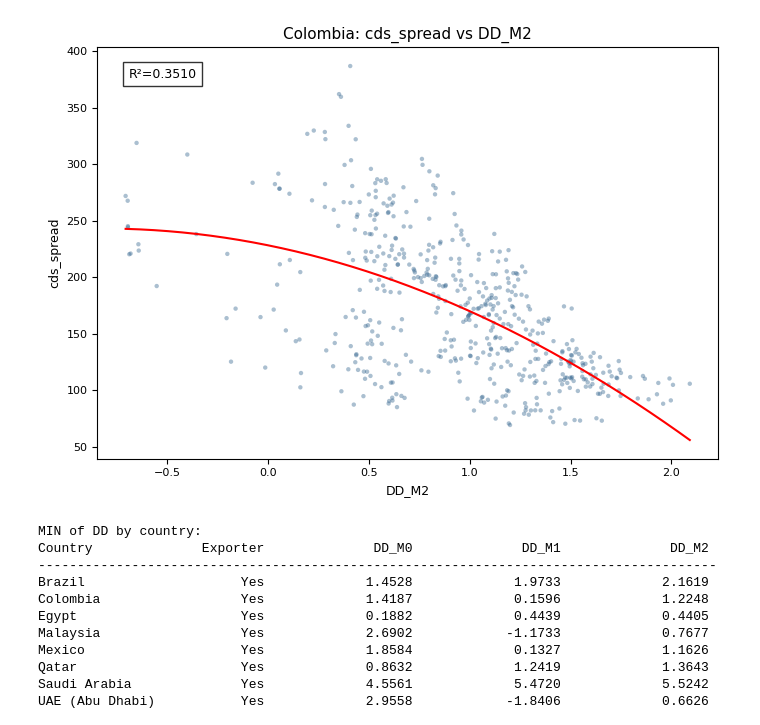
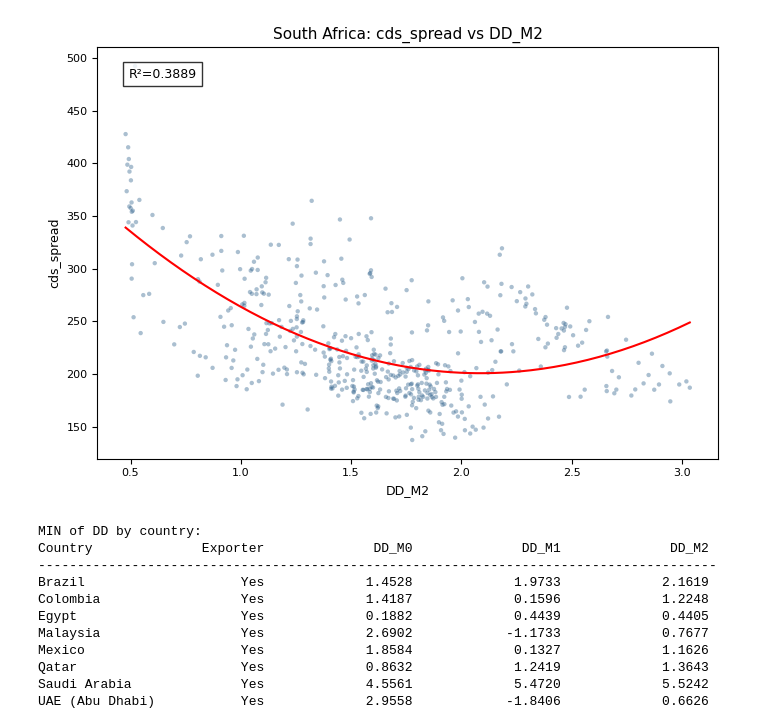
Before and after one commit to juanfp02/commodities_and_sovereigns, a Jupyter notebook: Chapter_03/CCA_results.ipynb, the cells around one changed output. Cells and saved outputs as stored; diff of their text form; code cells hidden in the pictures.

```diff
--- a/Chapter_03/CCA_results.ipynb
+++ b/Chapter_03/CCA_results.ipynb
@@ -372,9 +369,9 @@ def scatter_all(x_col, y_col, fit='none', by_group=True):
     plt.tight_layout()
     plt.show()
 # %%
-scatter('Colombia', 'DD_M2', 'cds_spread', 'quadratic')
+scatter('South Africa', 'DD_M2', 'cds_spread', 'quadratic')
 # %% [output]
-[figure, old version]
+[figure, new version]
 # %%
 def country_summary(col, models=['M0', 'M1', 'M2'], stat='mean'):
     """Print grouped summary of a variable across models.
```
Also changed, not shown: parts of 11 cells of this notebook, 20 other files.
